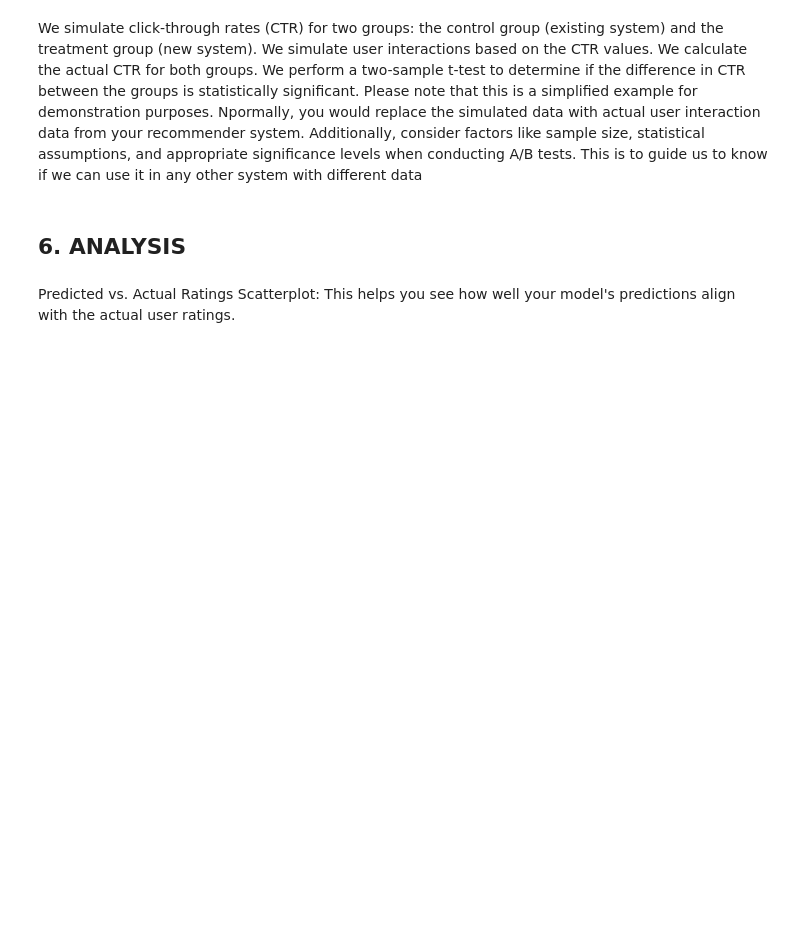
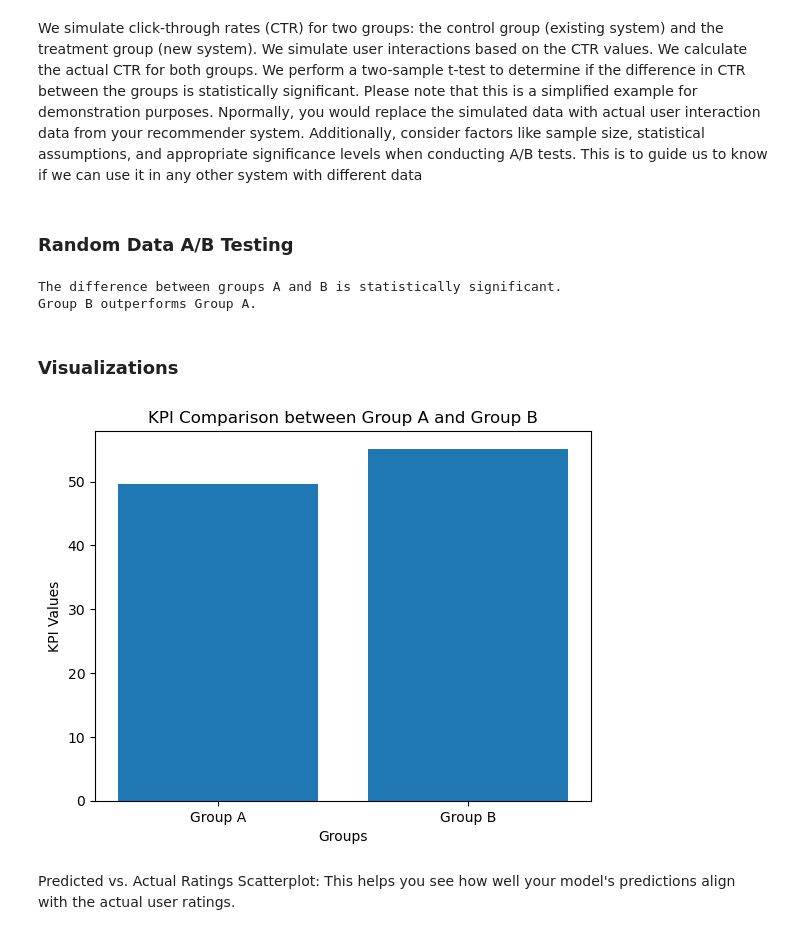
Before and after one commit to raphiqi/Recommendation-system-for-Movies-analysis-from-MovieLens, a Jupyter notebook: Movie Recommendation.ipynb, the cells around one changed output. Drawn from its saved outputs; the diff is of its cells as text; code cells hidden in the pictures; blank space fills up the shorter version.

```diff
--- a/Movie Recommendation.ipynb
+++ b/Movie Recommendation.ipynb
@@ -881,8 +909,55 @@ We simulate user interactions based on the CTR values.
 We calculate the actual CTR for both groups.
 We perform a two-sample t-test to determine if the difference in CTR between the groups is statistically significant.
 Please note that this is a simplified example for demonstration purposes. Npormally, you would replace the simulated data with actual user interaction data from your recommender system. Additionally, consider factors like sample size, statistical assumptions, and appropriate significance levels when conducting A/B tests. This is to guide us to know if we can use it in any other system with different data
-# %% [markdown]
-## 6. ANALYSIS
+# %% [markdown]
+### Random Data A/B Testing
+# %%
+# data for A/B testing
+np.random.seed(0)
+group_a = np.random.normal(loc=50, scale=10, size=1000)  # Control group
+group_b = np.random.normal(loc=55, scale=10, size=1000)  # Experimental group
+
+# Define your KPI (e.g., conversion rate, revenue, user engagement)
+def calculate_kpi(data):
+    # Simulated KPI calculation (replace with your own logic)
+    return np.mean(data)
+
+# Calculate KPI for each group
+kpi_a = calculate_kpi(group_a)
+kpi_b = calculate_kpi(group_b)
+
+# Perform a statistical test (e.g., t-test) to determine significance
+t_stat, p_value = stats.ttest_ind(group_a, group_b)
+
+# Set the significance level (alpha)
+alpha = 0.05
+
+# Check if the difference is statistically significant
+if p_value < alpha:
+    print("The difference between groups A and B is statistically significant.")
+    if kpi_b > kpi_a:
+        print("Group B outperforms Group A.")
+    else:
+        print("Group A outperforms Group B.")
+else:
+    print("There is no statistically significant difference between groups A and B.")
+# %% [output]
+The difference between groups A and B is statistically significant.
+Group B outperforms Group A.
+# %% [markdown]
+### Visualizations
+# %%
+# Simulated KPIs (replace with your actual KPI values)
+kpi_values = [kpi_a, kpi_b]
+group_labels = ['Group A', 'Group B']
+
+plt.bar(group_labels, kpi_values)
+plt.xlabel('Groups')
+plt.ylabel('KPI Values')
+plt.title('KPI Comparison between Group A and Group B')
+plt.show()
+# %% [output]
+[figure, added]
 # %% [markdown]
 Predicted vs. Actual Ratings Scatterplot: This helps you see how well your model's predictions align with the actual user ratings.
 # %%
```
Also changed, not shown: parts of 19 cells of this notebook.
